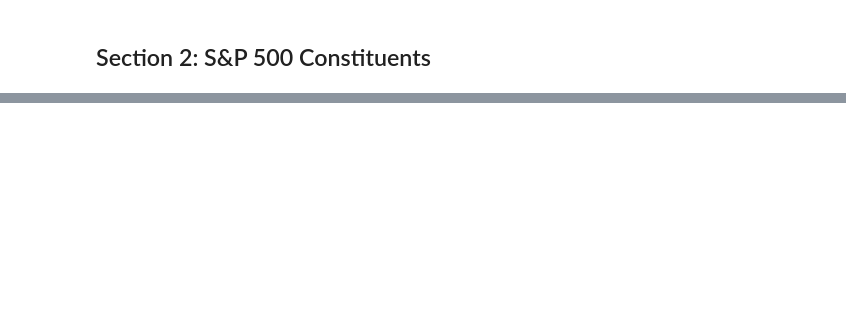
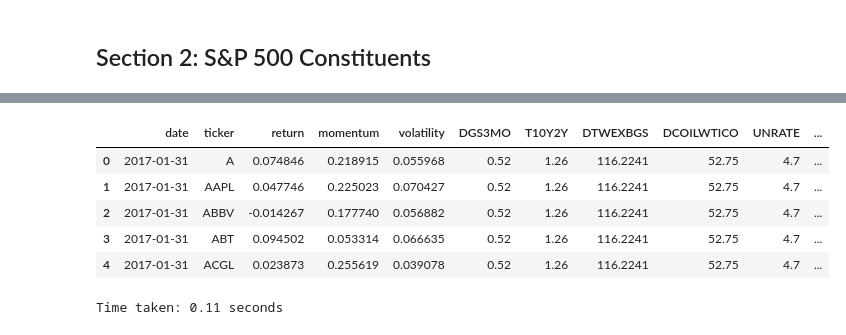
Before and after one commit to rishyg20/Alpha-Research---Assignment-2, a Jupyter notebook: Alpha_Research_Assignment2_Pushkal_Rishabh.ipynb, the cells around one changed output, grey strips where cells are left out. Saved outputs shown, nothing was run; the diff lists cells and outputs as text; code cells hidden in the pictures; blank space fills up the shorter version.

```diff
--- a/Alpha_Research_Assignment2_Pushkal_Rishabh.ipynb
+++ b/Alpha_Research_Assignment2_Pushkal_Rishabh.ipynb
@@ -251,0 +393,64 @@ print(f"Time taken: {round(end - start,2)} seconds")
+# %%
+# Joining the data
+
+start = time.time()
+
+# Stack each wide dataframe into long format
+returns_long = monthly_returns.stack().reset_index()
+returns_long.columns = ['date', 'ticker', 'return']
+
+momentum_long = momentum.stack().reset_index()
+momentum_long.columns = ['date', 'ticker', 'momentum']
+
+volatility_long = volatility.stack().reset_index()
+volatility_long.columns = ['date', 'ticker', 'volatility']
+
+# Merge price-based signals
+panel = returns_long.merge(momentum_long, on=['date', 'ticker'], how='inner')
+panel = panel.merge(volatility_long, on=['date', 'ticker'], how='inner')
+print(f"After price signals: {panel.shape}")
+
+# Fix fred_monthly - always reset index cleanly
+fred_clean = fred_monthly.copy()
+if fred_clean.index.name == 'date' or fred_clean.index.name is not None:
+    fred_clean = fred_clean.reset_index()
+fred_clean.columns = [c if c != 'index' else 'date' for c in fred_clean.columns]
+fred_clean = fred_clean[[c for c in fred_clean.columns if c not in ['level_0', 'level_1']]]
+
+# Fix ff_monthly - same approach
+ff_clean = ff_monthly.copy()
+if ff_clean.index.name == 'date' or ff_clean.index.name is not None:
+    ff_clean = ff_clean.reset_index()
+ff_clean.columns = [c if c != 'index' else 'date' for c in ff_clean.columns]
+ff_clean = ff_clean[[c for c in ff_clean.columns if c not in ['level_0', 'level_1']]]
+
+print(fred_clean.columns.tolist())
+print(ff_clean.columns.tolist())
+
+print("fred_clean columns:", fred_clean.columns.tolist())
+print("fred_clean index name:", fred_clean.index.name)
+print("fred_clean head:")
+print(fred_clean.head(2))
+
+print("panel columns:", panel.columns.tolist())
+print("panel index name:", panel.index.name)
+
+fred_clean = fred_monthly.copy().reset_index()
+fred_clean.columns = ['date'] + [c for c in fred_clean.columns[1:]]
+
+ff_clean = ff_monthly.copy().reset_index()
+ff_clean.columns = ['date'] + [c for c in ff_clean.columns[1:]]
+
+print(fred_clean.columns.tolist())
+print(fred_clean.head(2))
+
+# Merge macro data
+panel = panel.merge(fred_clean, on='date', how='left')
+panel = panel.merge(ff_clean, on='date', how='left')
+
+print(f"Final panel: {panel.shape}")
+display(panel.head())
+
+end = time.time()
+print(f"Time taken: {round(end - start,2)} seconds")
+# %% [output]
@@ -251,0 +474,7 @@ print(f"Time taken: {round(end - start,2)} seconds")
+|  | date | ticker | return | momentum | volatility | DGS3MO | T10Y2Y | DTWEXBGS | DCOILWTICO | UNRATE | ... |
+| 0 | 2017-01-31 | A | 0.074846 | 0.218915 | 0.055968 | 0.52 | 1.26 | 116.2241 | 52.75 | 4.7 | ... |
+| 1 | 2017-01-31 | AAPL | 0.047746 | 0.225023 | 0.070427 | 0.52 | 1.26 | 116.2241 | 52.75 | 4.7 | ... |
+| 2 | 2017-01-31 | ABBV | -0.014267 | 0.177740 | 0.056882 | 0.52 | 1.26 | 116.2241 | 52.75 | 4.7 | ... |
+| 3 | 2017-01-31 | ABT | 0.094502 | 0.053314 | 0.066635 | 0.52 | 1.26 | 116.2241 | 52.75 | 4.7 | ... |
+| 4 | 2017-01-31 | ACGL | 0.023873 | 0.255619 | 0.039078 | 0.52 | 1.26 | 116.2241 | 52.75 | 4.7 | ... |
+Time taken: 0.11 seconds
```
Also changed, not shown: parts of 13 cells of this notebook.
